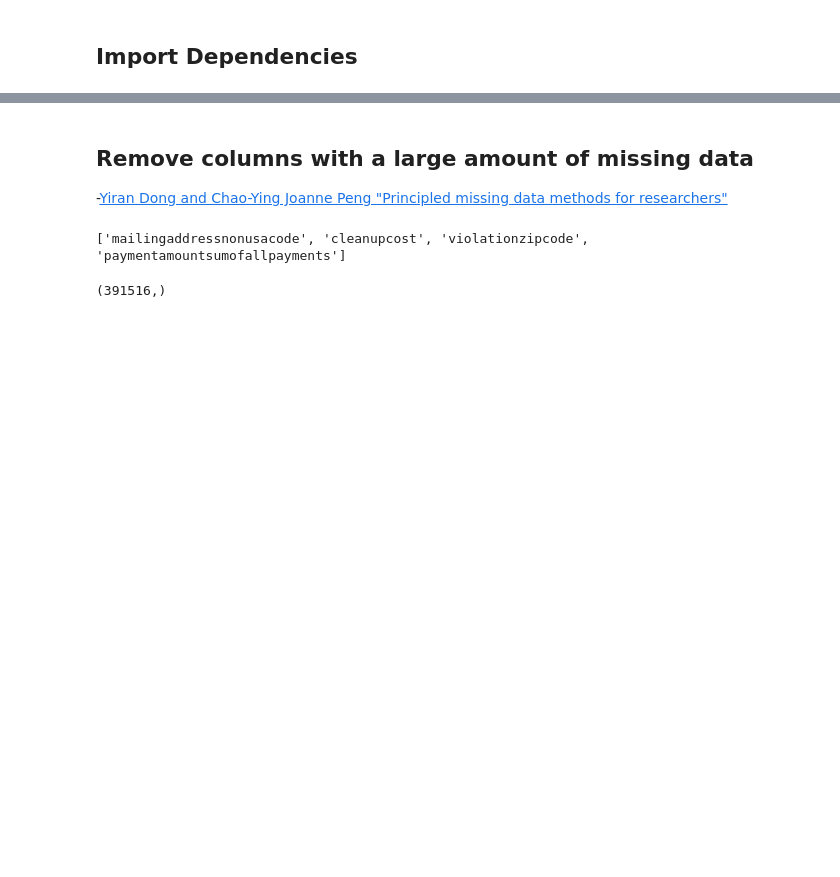
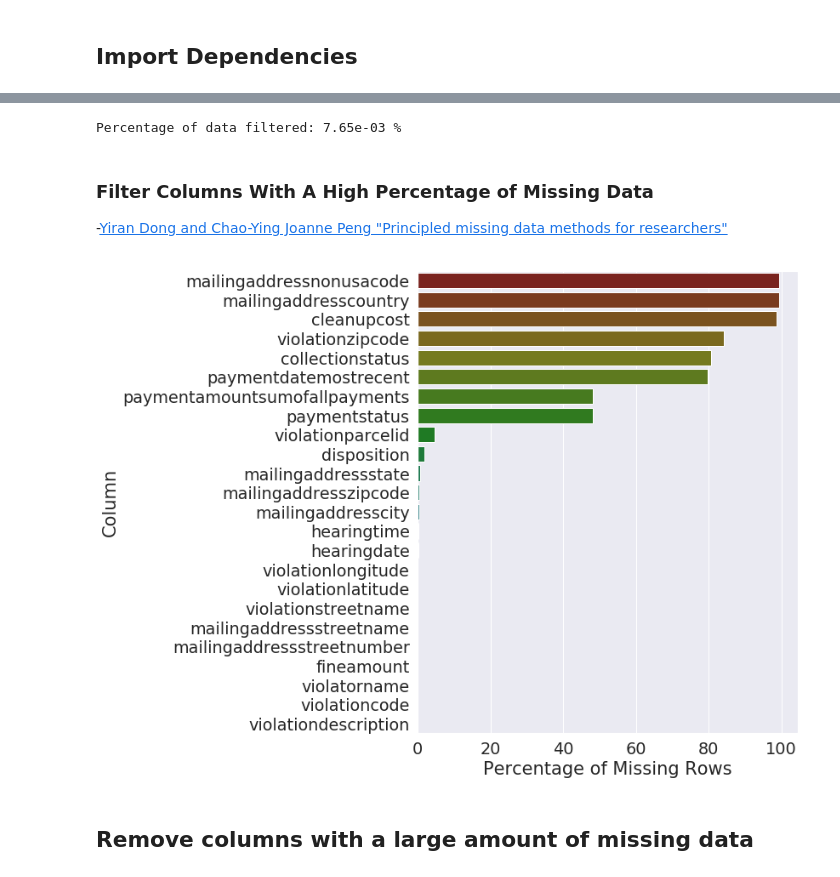
Before and after one commit to mspcvsp/CityOfDetroitBlightViolations, a Jupyter notebook: AnalyzeBVNDataSet.ipynb, the cells around one changed output, grey strips where cells are left out. Cells and saved outputs as stored; diff of their text form; code cells hidden in the pictures; blank space fills up the shorter version.

```diff
--- a/AnalyzeBVNDataSet.ipynb
+++ b/AnalyzeBVNDataSet.ipynb
@@ -310,14 +195,22 @@ dtype: float64
+# %%
+bvn_df = filter_outlier_violationdatetime(bvn_df)
+# %% [output]
+Percentage of data filtered: 7.65e-03 %
 # %% [markdown]
-## Remove columns with a large amount of missing data
+### Filter Columns With A High Percentage of Missing Data
 -[Yiran Dong and Chao-Ying Joanne Peng "Principled missing data methods for researchers"](https://www.ncbi.nlm.nih.gov/pmc/articles/PMC3701793/)
-# %%
-columns_to_drop = list(percent_missing_rows[percent_missing_rows > 10].index)
-print(columns_to_drop)
-df = df.filter([elem for elem in df.columns if elem not in columns_to_drop])
-# %% [output]
-['mailingaddressnonusacode', 'cleanupcost', 'violationzipcode', 'paymentamountsumofallpayments']
-# %%
-missing_columns = df.isnull().sum(axis=1)
-missing_columns.shape
-# %% [output]
-(391516,)
+# %%
+missing_rows_df = evaluate_percenage_missingrows(bvn_df)
+# %%
+palette = sns.hls_palette(missing_rows_df.shape[0], l=.3, s=.8)
+
+sns.set(font_scale=1.75)
+plt.figure(figsize=(8, 10))
+sns.barplot(x='percentmissing',
+            y='column',
+            data=missing_rows_df,
+            palette=palette)
+plt.xlabel('Percentage of Missing Rows')
+plt.ylabel('Column');
+# %% [output]
+[figure, added]
@@ -323,0 +220,2 @@ missing_columns.shape
+# %% [markdown]
+## Remove columns with a large amount of missing data
```
Also changed, not shown: parts of 19 cells of this notebook.
